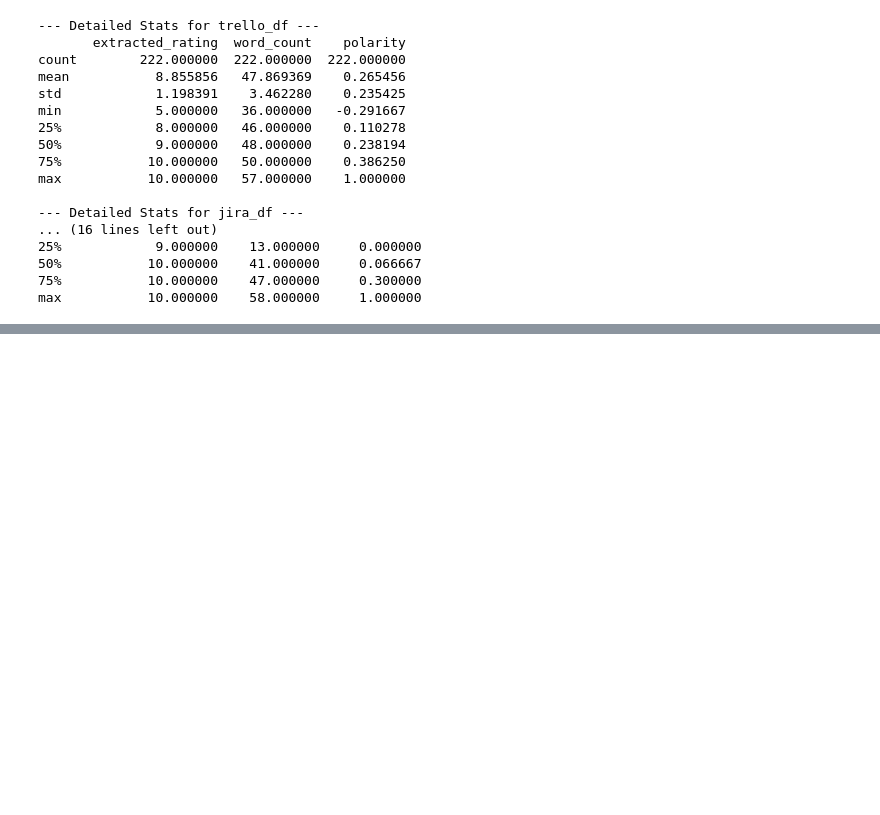
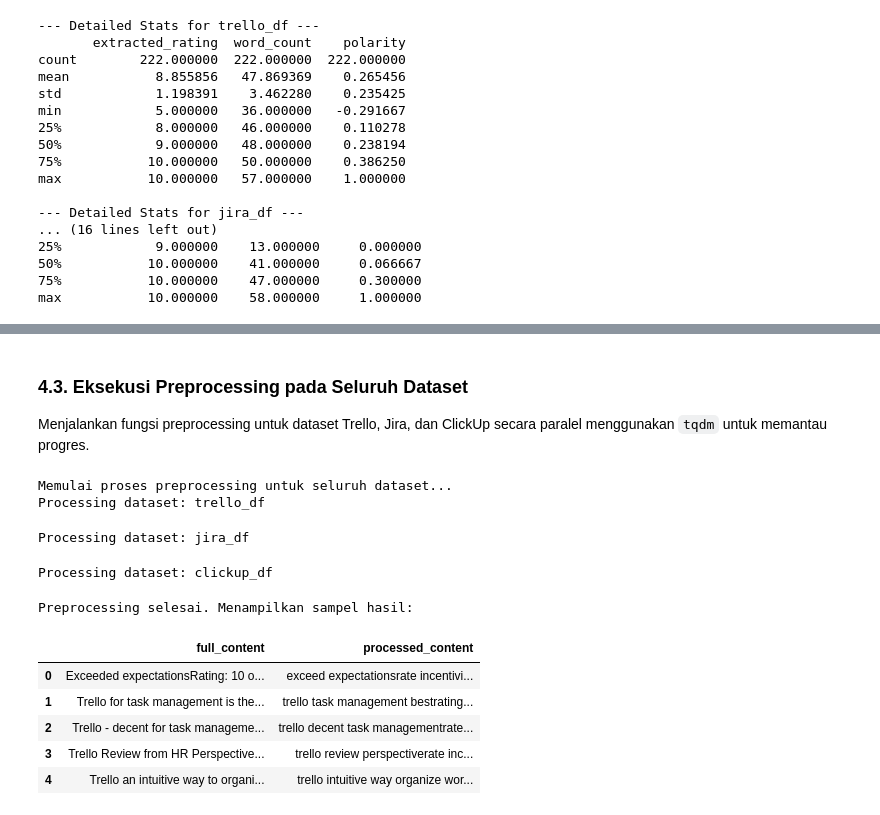
Before and after one commit to LatiefDataVisionary/pm-tools-absa-analysis, a Jupyter notebook: notebook/EDA_Clean_TrustRadius.ipynb, the cells around one changed output, grey strips where cells are left out. Saved outputs shown, nothing was run; the diff lists cells and outputs as text; code cells hidden in the pictures; blank space fills up the shorter version.

```diff
--- a/notebook/EDA_Clean_TrustRadius.ipynb
+++ b/notebook/EDA_Clean_TrustRadius.ipynb
@@ -425,0 +460,13 @@ max           10.000000    58.000000     1.000000
+# %%
+for name, df in dataframes.items():
+    print(f"\n--- Word Count Outliers for {name} ---")
+    q1 = df['word_count'].quantile(0.25)
+    q3 = df['word_count'].quantile(0.75)
+    iqr = q3 - q1
+    lower_bound = q1 - 1.5 * iqr
+    upper_bound = q3 + 1.5 * iqr
+
+    outliers = df[(df['word_count'] < lower_bound) | (df['word_count'] > upper_bound)]
+    print(f"Number of outliers: {len(outliers)}")
+    if len(outliers) > 0:
+        display(outliers[['full_content', 'word_count']].head(3))
@@ -425,0 +493,13 @@ max           10.000000    58.000000     1.000000
+# %%
+import re
+import spacy
+import pandas as pd
+from tqdm import tqdm
+
+# Memastikan model bahasa Inggris spaCy tersedia
+try:
+    nlp = spacy.load('en_core_web_sm', disable=['parser', 'ner'])
+except OSError:
+    import os
+    os.system('python -m spacy download en_core_web_sm')
+    nlp = spacy.load('en_core_web_sm', disable=['parser', 'ner'])
@@ -425,0 +580,25 @@ max           10.000000    58.000000     1.000000
+# %% [markdown]
+### **4.3. Eksekusi Preprocessing pada Seluruh Dataset**
+Menjalankan fungsi preprocessing untuk dataset Trello, Jira, dan ClickUp secara paralel menggunakan `tqdm` untuk memantau progres.
+# %%
+print("Memulai proses preprocessing untuk seluruh dataset...")
+
+for df_name in dataframes:
+    print(f"Processing dataset: {df_name}")
+    dataframes[df_name] = execute_preprocessing_layer(dataframes[df_name])
+
+# Verifikasi hasil transformasi
+print("\nPreprocessing selesai. Menampilkan sampel hasil:")
+display(dataframes['trello_df'][['full_content', 'processed_content']].head())
+# %% [output]
+Memulai proses preprocessing untuk seluruh dataset...
+Processing dataset: trello_df
+Processing dataset: jira_df
+Processing dataset: clickup_df
+Preprocessing selesai. Menampilkan sampel hasil:
+|  | full_content | processed_content |
+| 0 | Exceeded expectationsRating: 10 o... | exceed expectationsrate incentivi... |
+| 1 | Trello for task management is the... | trello task management bestrating... |
+| 2 | Trello - decent for task manageme... | trello decent task managementrate... |
+| 3 | Trello Review from HR Perspective... | trello review perspectiverate inc... |
+| 4 | Trello an intuitive way to organi... | trello intuitive way organize wor... |
```
Also changed, not shown: parts of 24 cells of this notebook.
